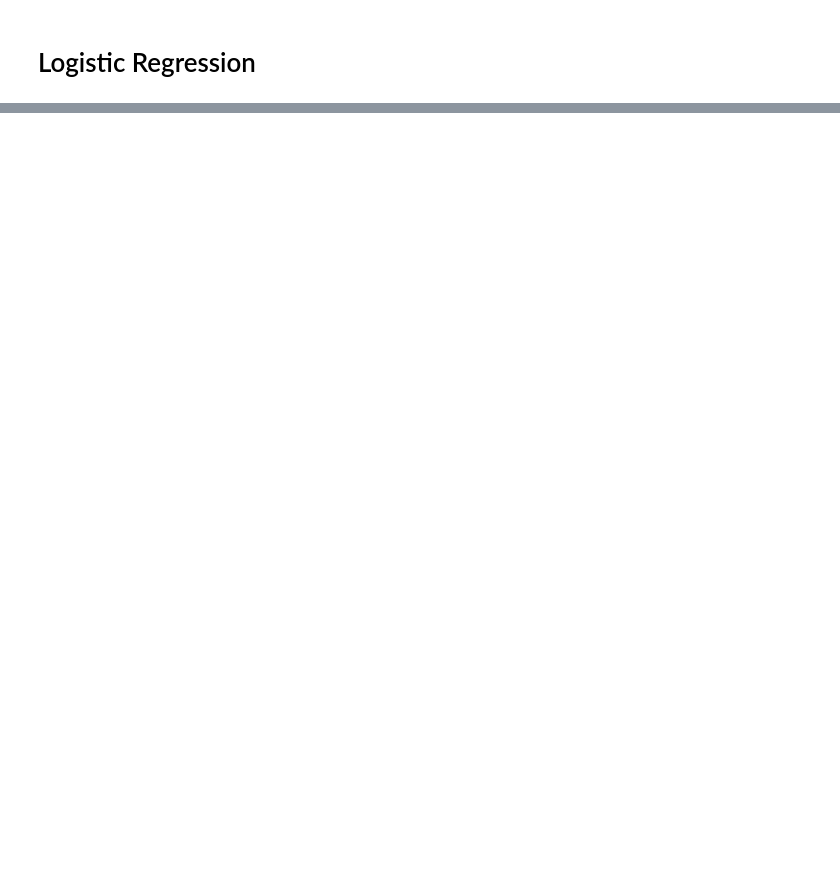
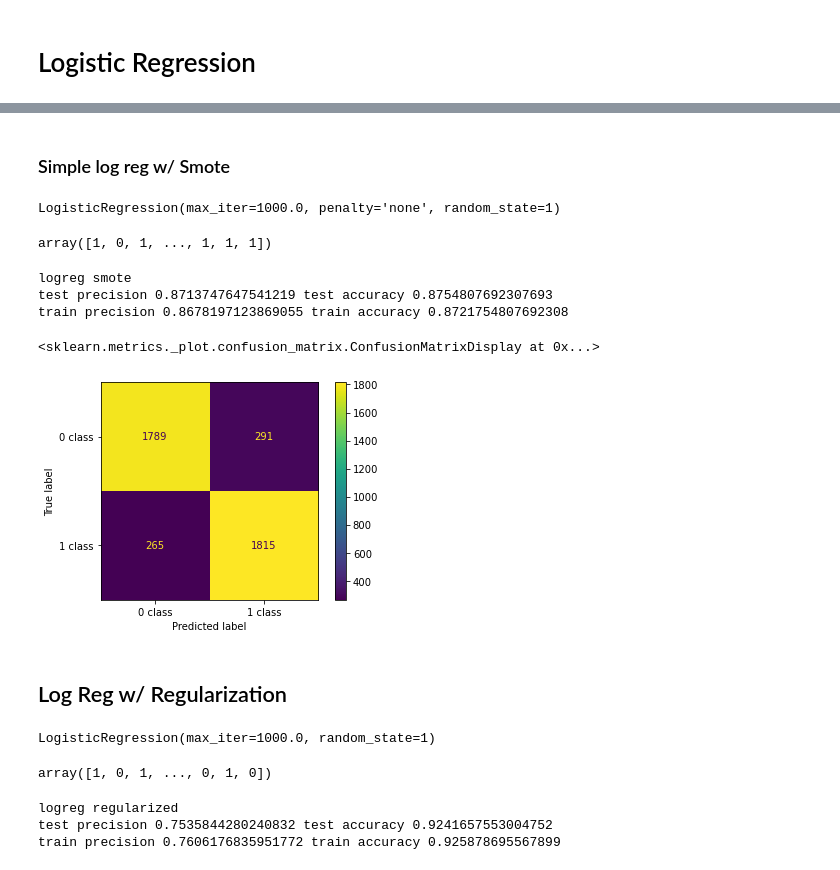
Before and after one commit to natehiatt/covid_vax_project, a Jupyter notebook: notebooks/modelling_scratch.ipynb, the cells around one changed output, grey strips where cells are left out. Saved outputs shown, nothing was run; the diff lists cells and outputs as text; code cells hidden in the pictures; blank space fills up the shorter version.

```diff
--- a/notebooks/modelling_scratch.ipynb
+++ b/notebooks/modelling_scratch.ipynb
@@ -65,0 +281,2 @@ cross_validate(final_dt, X_train, y_train, scoring=['precision', 'accuracy'],ret
+# %%
+simple_logreg_model = LogisticRegression(random_state=1, penalty='none', max_iter=1e3)
@@ -65,0 +299,28 @@ cross_validate(final_dt, X_train, y_train, scoring=['precision', 'accuracy'],ret
+# %% [markdown]
+### Simple log reg w/ Smote
+# %%
+# fitting to smoted and scaled data now
+simple_logreg_model.fit(X_train_smote, y_train_smote)
+# %% [output]
+LogisticRegression(max_iter=1000.0, penalty='none', random_state=1)
+# %%
+simple_logreg_model.predict(X_train_smote)
+# %% [output]
+array([1, 0, 1, ..., 1, 1, 1])
+# %%
+cv_results1 = cross_validate(simple_logreg_model, X_train_smote, y_train_smote, scoring=['precision', 'accuracy'],return_train_score=True)
+cv_results1 = print('logreg smote \ntest precision', cv_results1['test_precision'].mean(), 'test accuracy', cv_results1['test_accuracy'].mean(),'\ntrain precision', cv_results1['train_precision'].mean(), 'train accuracy', cv_results1['train_accuracy'].mean())
+# %% [output]
+logreg smote
+test precision 0.8713747647541219 test accuracy 0.8754807692307693
+train precision 0.8678197123869055 train accuracy 0.8721754807692308
+# %%
+y_pred_smote = simple_logreg_model.predict(X_train_smote)
+# %%
+cm = confusion_matrix(y_train_smote, y_pred_smote)
+ConfusionMatrixDisplay(cm, display_labels=['0 class', '1 class']).plot()
+# %% [output]
+<sklearn.metrics._plot.confusion_matrix.ConfusionMatrixDisplay at 0x...>
+[figure, added]
+# %% [markdown]
+## Log Reg w/ Regularization
@@ -65,0 +329,15 @@ cross_validate(final_dt, X_train, y_train, scoring=['precision', 'accuracy'],ret
+# %%
+logreg_model.fit(X_train_scaled, y_train)
+# %% [output]
+LogisticRegression(max_iter=1000.0, random_state=1)
+# %%
+logreg_model.predict(X_train_scaled)
+# %% [output]
+array([1, 0, 1, ..., 0, 1, 0])
+# %%
+cv_results2 = cross_validate(logreg_model, X_train_scaled, y_train, scoring=['precision', 'accuracy'],return_train_score=True)
+cv_results2 = print('logreg regularized \ntest precision', cv_results2['test_precision'].mean(), 'test accuracy', cv_results2['test_accuracy'].mean(), '\ntrain precision', cv_results2['train_precision'].mean(), 'train accuracy', cv_results2['train_accuracy'].mean())
+# %% [output]
+logreg regularized
+test precision 0.7535844280240832 test accuracy 0.9241657553004752
+train precision 0.7606176835951772 train accuracy 0.925878695567899
```
Also changed, not shown: parts of 68 cells of this notebook.
